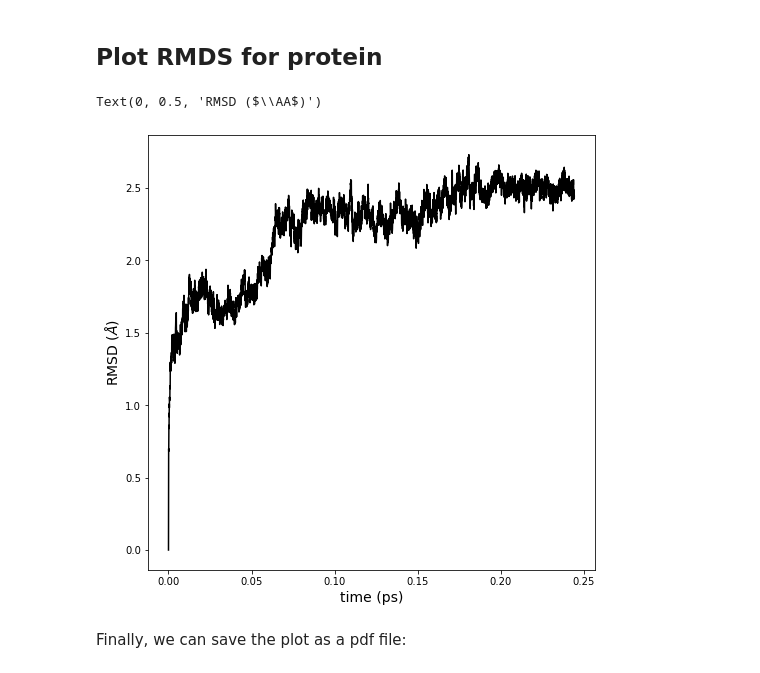
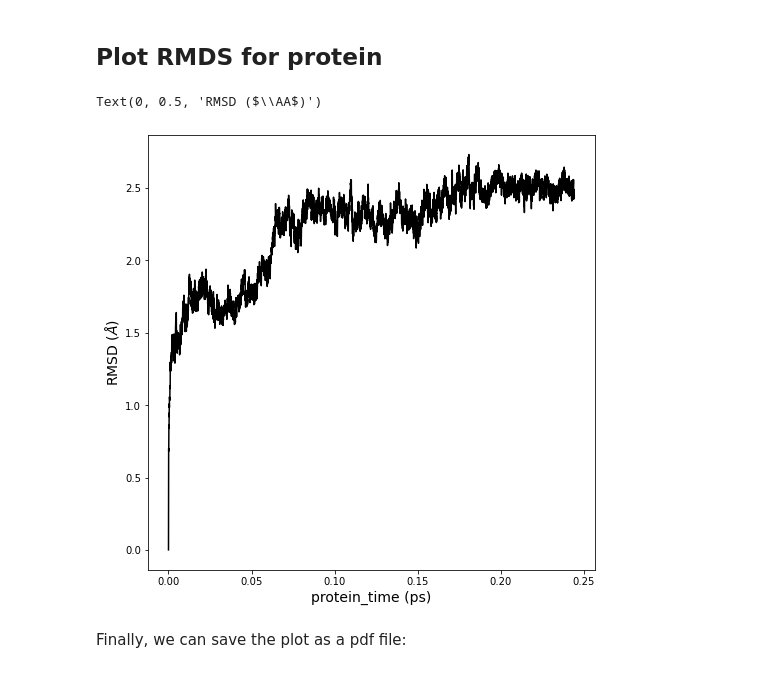
Before and after one commit to jasmin-guven/basic_dynamic_analysis, a Jupyter notebook: analyse.ipynb, the cells around one changed output. Cells and saved outputs as stored; diff of their text form; code cells hidden in the pictures.

```diff
--- a/analyse.ipynb
+++ b/analyse.ipynb
@@ -68,10 +69,10 @@ data_path = "data/"
 # %% [markdown]
 Then, we can load in the trajectory `.dcd` file so we can get a list of all frames in the trajectory:
 # %%
-frames = []
+protein_frames = []
 with mda.lib.formats.libdcd.DCDFile(data_path+"ligand_10.dcd") as trajectory_file:
     for frame in trajectory_file:
-        frames.append(frame)
+        protein_frames.append(frame)
 # %% [markdown]
 ## Create required structures
 # %% [markdown]
@@ -81,9 +82,9 @@ Then, we create an MDAnalysis Universe object and a reference Universe so we can
 
 To create the universes, we need a topology file (`.prmtop`) and a trajectory file (`.dcd`):
 # %%
-first_frame = frames[0].xyz
+protein_first_frame = protein_frames[0].xyz
 universe = mda.Universe(data_path+"ligand_10.prmtop", data_path+"ligand_10.dcd")
-reference_universe = mda.Universe(data_path+"ligand_10.prmtop", first_frame)
+reference_universe = mda.Universe(data_path+"ligand_10.prmtop", protein_first_frame)
 # %% [markdown]
 We need to select only the protein, as the structure also contains waters and the ligand, that we don't need for the protein RMSD calculation:
 # %%
@@ -103,8 +104,8 @@ Now we can look at the RMSD result.
 
 We transpose the result, as this makes it easier for plotting:
 # %%
-rmsd_result = rmsd_protein.results.rmsd.T
-print(rmsd_result)
+protein_rmsd_result = rmsd_protein.results.rmsd.T
+print(protein_rmsd_result)
 # %% [output]
 [[0.00000000e+00 1.00000000e+00 2.00000000e+00 ... 4.99700000e+03
   4.99800000e+03 4.99900000e+03]
@@ -119,19 +120,19 @@ Here we define two new variables `time` i.e. the second array in the `rmsd_resul
 
 **Note: Remember that indexing in Python starts from 0, so the first array is at index 0, second at index 1 and so on.**
 # %%
-time = rmsd_result[1]
-rmsd_values = rmsd_result[2]
+protein_time = protein_rmsd_result[1]
+protein_rmsd_values = protein_rmsd_result[2]
 # %% [markdown]
 ## Plot RMDS for protein
 # %%
 fig = plt.figure(figsize=(8, 8))
 ax = fig.add_subplot(111)
-ax.plot(time, rmsd_values, "k-")
-ax.set_xlabel("time (ps)", fontsize = 14)
+ax.plot(protein_time, protein_rmsd_values, "k-")
+ax.set_xlabel("protein_time (ps)", fontsize = 14)
 ax.set_ylabel(r"RMSD ($\AA$)", fontsize = 14)
 # %% [output]
 Text(0, 0.5, 'RMSD ($\\AA$)')
-[figure, old version]
+[figure, new version]
 # %% [markdown]
 Finally, we can save the plot as a pdf file:
 # %%
```
Also changed, not shown: parts of 19 cells of this notebook, 2 other files.
